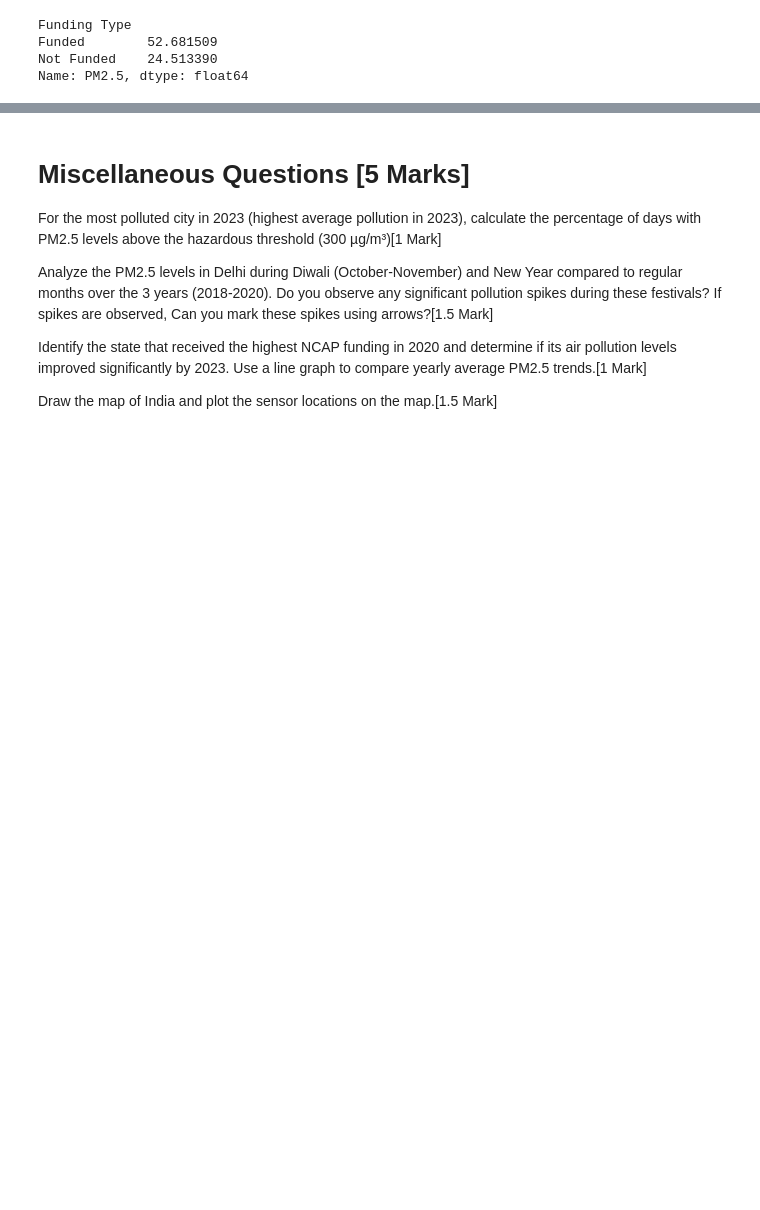
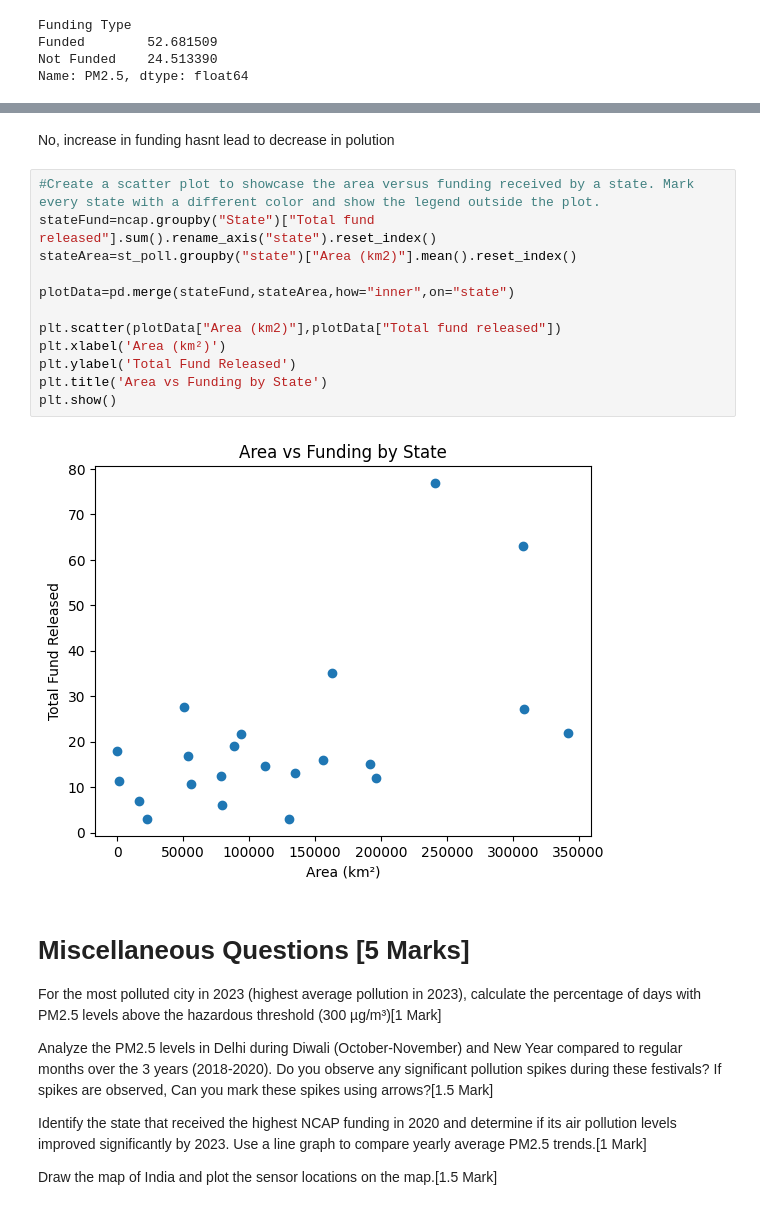
Before and after one commit to ishaank17/PSDV-Grp-ES-114-, a Jupyter notebook: Lab3(p2)/Lab3.ipynb, the cells around one changed output, grey strips where cells are left out. Cells and saved outputs as stored; diff of their text form; blank space fills up the shorter version.

```diff
--- a/Lab3(p2)/Lab3.ipynb
+++ b/Lab3(p2)/Lab3.ipynb
@@ -479,3 +511,19 @@ data.query("state== 'Assam'and (year== 2019 or year==2020 ) ").groupby(["city","
+# %% [markdown]
+No, increase in funding hasnt lead to decrease in polution
+# %%
+#Create a scatter plot to showcase the area versus funding received by a state. Mark every state with a different color and show the legend outside the plot.
+stateFund=ncap.groupby("State")["Total fund released"].sum().rename_axis("state").reset_index()
+stateArea=st_poll.groupby("state")["Area (km2)"].mean().reset_index()
+
+plotData=pd.merge(stateFund,stateArea,how="inner",on="state")
+
+plt.scatter(plotData["Area (km2)"],plotData["Total fund released"])
+plt.xlabel('Area (km²)')
+plt.ylabel('Total Fund Released')
+plt.title('Area vs Funding by State')
+plt.show()
+# %% [output]
+[figure, added]
 # %% [markdown]
 # **Miscellaneous Questions [5 Marks]**
 
```
Also changed, not shown: parts of 5 cells of this notebook.
